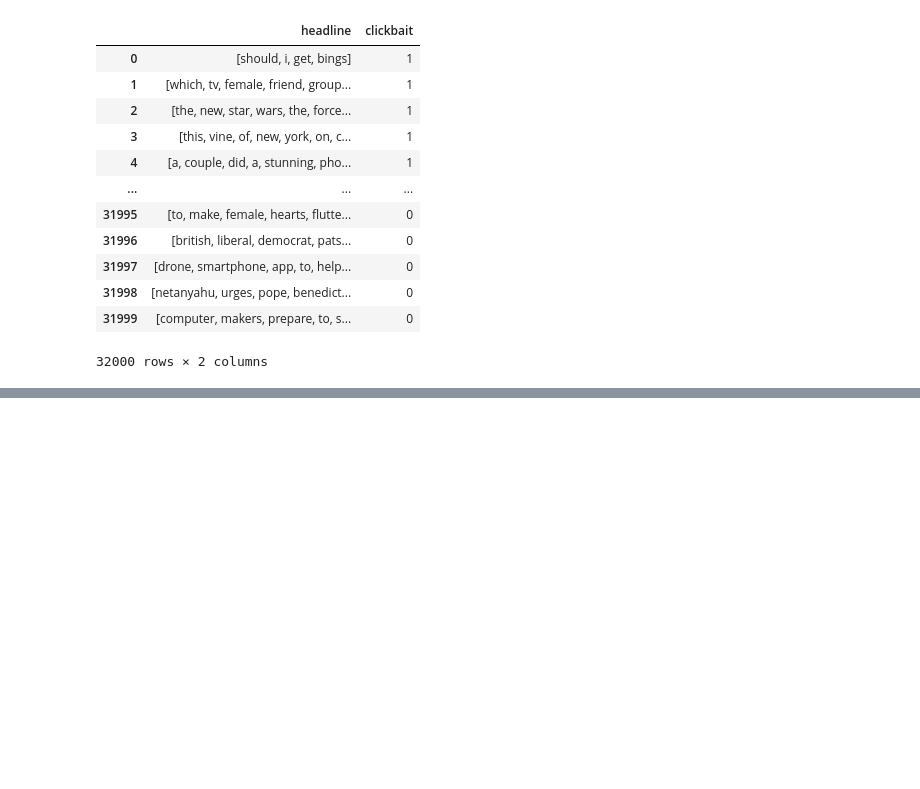
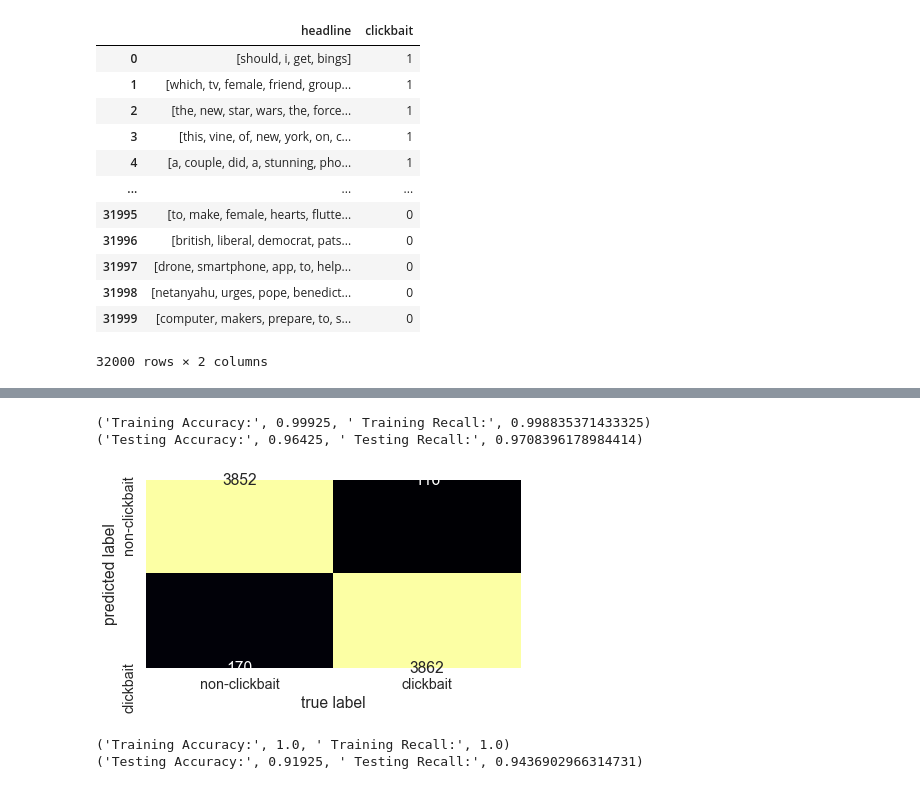
Before and after one commit to tjkim614/clickbait_headline_detector, a Jupyter notebook: 2_scrub.ipynb, the cells around one changed output, grey strips where cells are left out. Cells and saved outputs as stored; diff of their text form; code cells hidden in the pictures; blank space fills up the shorter version.

```diff
--- a/2_scrub.ipynb
+++ b/2_scrub.ipynb
@@ -388,9 +475,7 @@ tokenized_data
 # %%
-X_train, X_test, y_train, y_test = train_test_split(tokenized_data['headline'], tokenized_data['clickbait'], random_state=0)
+X_train, X_test, y_train, y_test = train_test_split(data['headline'], data['clickbait'], random_state=0)
 
 tfidf = TfidfVectorizer(stop_words = stop_words, ngram_range = (1,2))
 
-X_train
-
-# tfidf_text_train = tfidf.fit_transform(X_train)
-# tfidf_text_test = tfidf.transform(X_test)
+tfidf_text_train = tfidf.fit_transform(X_train)
+tfidf_text_test = tfidf.transform(X_test)
@@ -409,0 +514,13 @@ Name: headline, Length: 24000, dtype: object
+# %%
+nb_classifier = MultinomialNB(alpha = .05)
+
+nb_classifier.fit(tfidf_text_train, y_train)
+
+nb_train_preds = nb_classifier.predict(tfidf_text_train)
+nb_test_preds = nb_classifier.predict(tfidf_text_test)
+
+print(train_results(nb_train_preds))
+print(test_results(nb_test_preds))
+# %% [output]
+('Training Accuracy:', 0.99925, ' Training Recall:', 0.998835371433325)
+('Testing Accuracy:', 0.96425, ' Testing Recall:', 0.9708396178984414)
@@ -409,0 +530,15 @@ Name: headline, Length: 24000, dtype: object
+# %%
+#confusion matrix on test set NB Classifier
+sns.set()
+
+cm_dc = confusion_matrix(y_test, nb_test_preds)
+sns.set(font_scale=1.3)
+sns.heatmap(cm_dc.T, square=True, annot=True, fmt='d', cbar=False,cmap="inferno", xticklabels=['non-clickbait','clickbait'],yticklabels=['non-clickbait','clickbait']
+            )
+plt.tight_layout()
+plt.xlabel('true label')
+plt.ylabel('predicted label')
+# plt.savefig('nbcm5')
+plt.show();
+# %% [output]
+[figure, added]
@@ -409,0 +547,13 @@ Name: headline, Length: 24000, dtype: object
+# %%
+#rf_classifier = RandomForestClassifier(class_weight = 'balanced', n_estimators = 900 )
+rf_classifier = RandomForestClassifier(class_weight = 'balanced' )
+rf_classifier.fit(tfidf_text_train, y_train)
+
+rf_test_preds = rf_classifier.predict(tfidf_text_test)
+rf_train_preds = rf_classifier.predict(tfidf_text_train)
+
+print(train_results(rf_train_preds))
+print(test_results(rf_test_preds))
+# %% [output]
+('Training Accuracy:', 1.0, ' Training Recall:', 1.0)
+('Testing Accuracy:', 0.91925, ' Testing Recall:', 0.9436902966314731)
```
Also changed, not shown: parts of 22 cells of this notebook, 1 other file.
